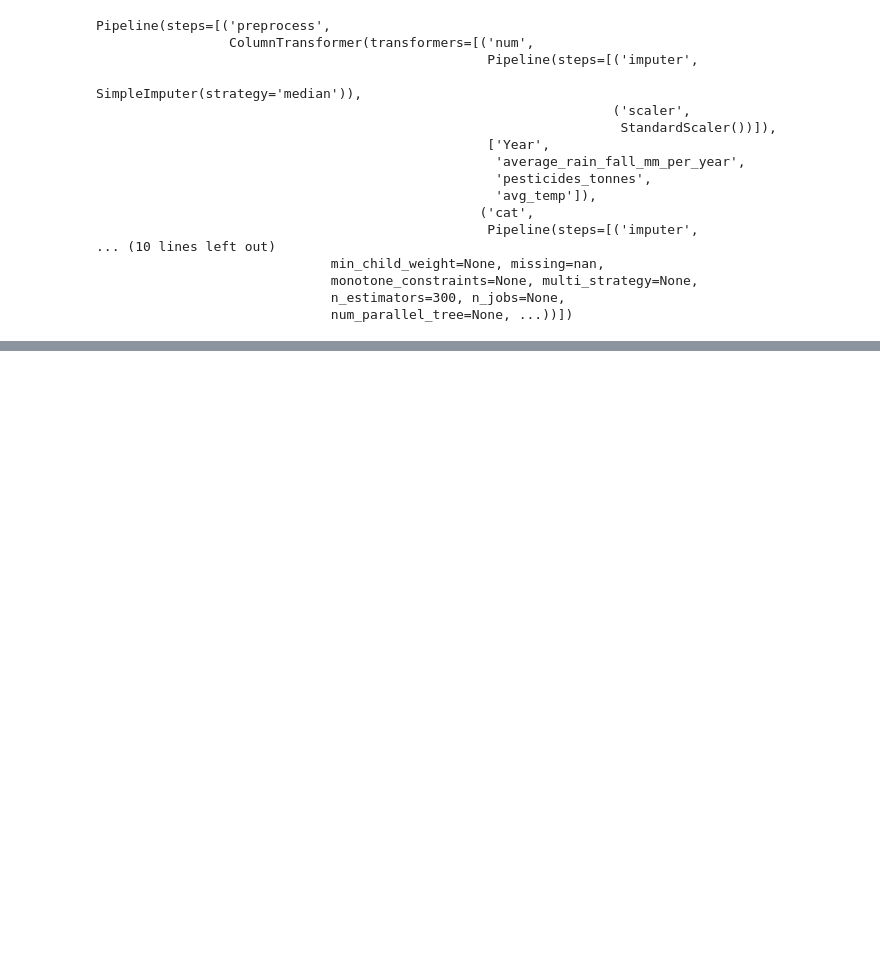
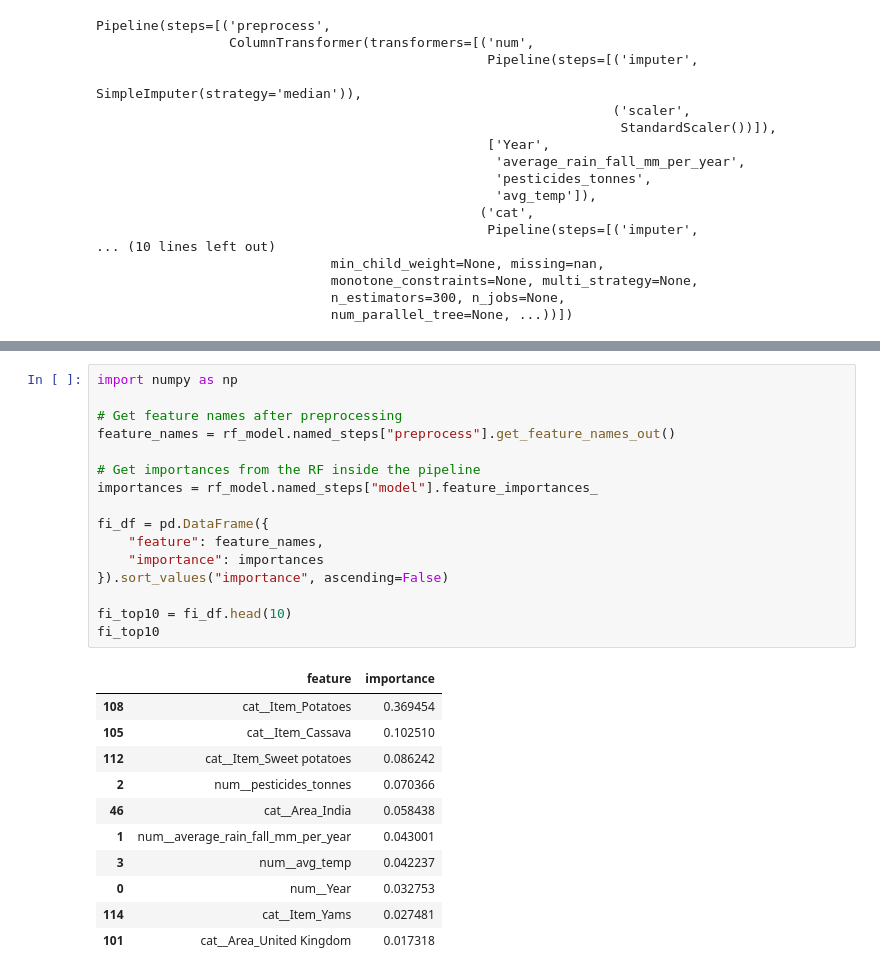
Before and after one commit to Babandeep16/CropYieldPrediction, a Jupyter notebook: notebooks/01_EDA_preprocessing.ipynb, the cells around one changed output, grey strips where cells are left out. Drawn from its saved outputs; the diff is of its cells as text; blank space fills up the shorter version.

```diff
--- a/notebooks/01_EDA_preprocessing.ipynb
+++ b/notebooks/01_EDA_preprocessing.ipynb
@@ -176,0 +252,28 @@ Pipeline(steps=[('preprocess',
+# %%
+import numpy as np
+
+# Get feature names after preprocessing
+feature_names = rf_model.named_steps["preprocess"].get_feature_names_out()
+
+# Get importances from the RF inside the pipeline
+importances = rf_model.named_steps["model"].feature_importances_
+
+fi_df = pd.DataFrame({
+    "feature": feature_names,
+    "importance": importances
+}).sort_values("importance", ascending=False)
+
+fi_top10 = fi_df.head(10)
+fi_top10
+# %% [output]
+|  | feature | importance |
+| 108 | cat__Item_Potatoes | 0.369454 |
+| 105 | cat__Item_Cassava | 0.102510 |
+| 112 | cat__Item_Sweet potatoes | 0.086242 |
+| 2 | num__pesticides_tonnes | 0.070366 |
+| 46 | cat__Area_India | 0.058438 |
+| 1 | num__average_rain_fall_mm_per_year | 0.043001 |
+| 3 | num__avg_temp | 0.042237 |
+| 0 | num__Year | 0.032753 |
+| 114 | cat__Item_Yams | 0.027481 |
+| 101 | cat__Area_United Kingdom | 0.017318 |
```
Also changed, not shown: parts of 6 cells of this notebook, 1 other file.
